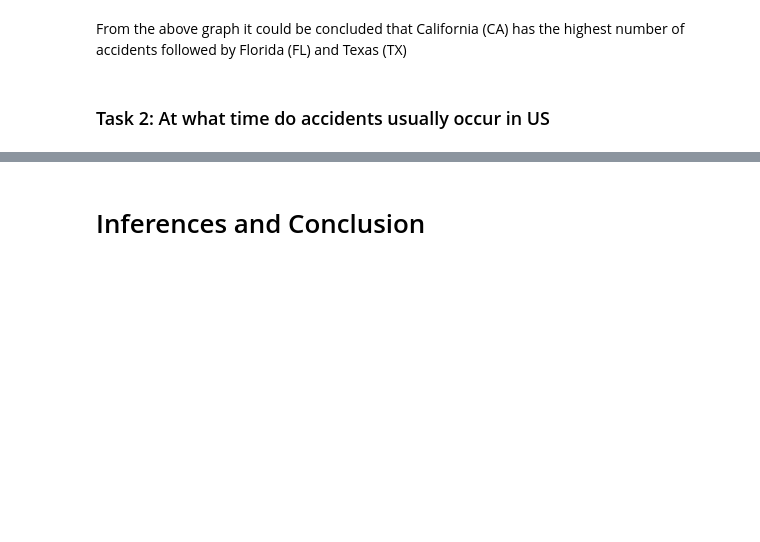
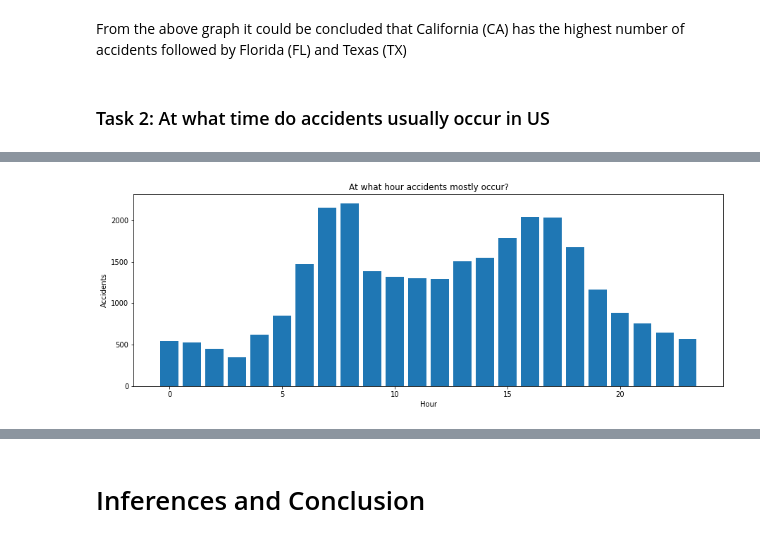
Before and after one commit to MaaviaAsghar4/US_Accidents_Analysis-EDA-, a Jupyter notebook: US_Accidents_EDA.ipynb, the cells around one changed output, grey strips where cells are left out. Cells and saved outputs as stored; diff of their text form; code cells hidden in the pictures; blank space fills up the shorter version.

```diff
--- a/US_Accidents_EDA.ipynb
+++ b/US_Accidents_EDA.ipynb
@@ -75,3 +75,6 @@ data = data.drop(['End_Time','End_Lat','End_Lng','Distance(mi)','Description','N
 # %%
 # Converting start time of accidents to datetime object
 pd.to_datetime(data['Start_Time'])
+# Adding hour and month column
+data['Hour'] = pd.to_datetime(data['Start_Time']).dt.hour
+data['Month'] = pd.to_datetime(data['Start_Time']).dt.month
@@ -147,0 +128,11 @@ data.head()
+# %%
+# At what hour accidents mostly occur?
+hrKeys = [pair for pair , df in subset_data.groupby('Hour')]
+plt.figure(figsize=(15,5))
+plt.bar(hrKeys,subset_data.groupby('Hour').count()['Count'])
+plt.title("At what hour accidents mostly occur?")
+plt.ylabel('Accidents')
+plt.xlabel('Hour')
+plt.show()
+# %% [output]
+[figure, added]
```
Also changed, not shown: parts of 8 cells of this notebook.
